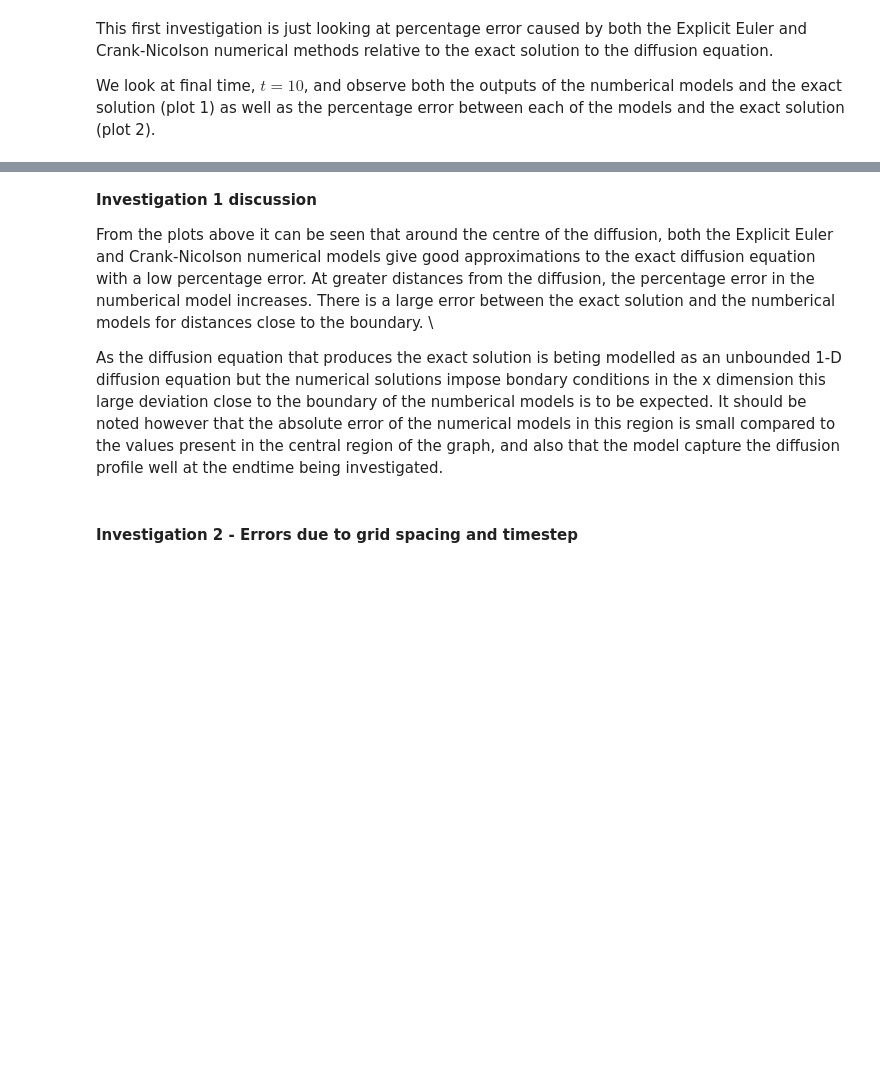
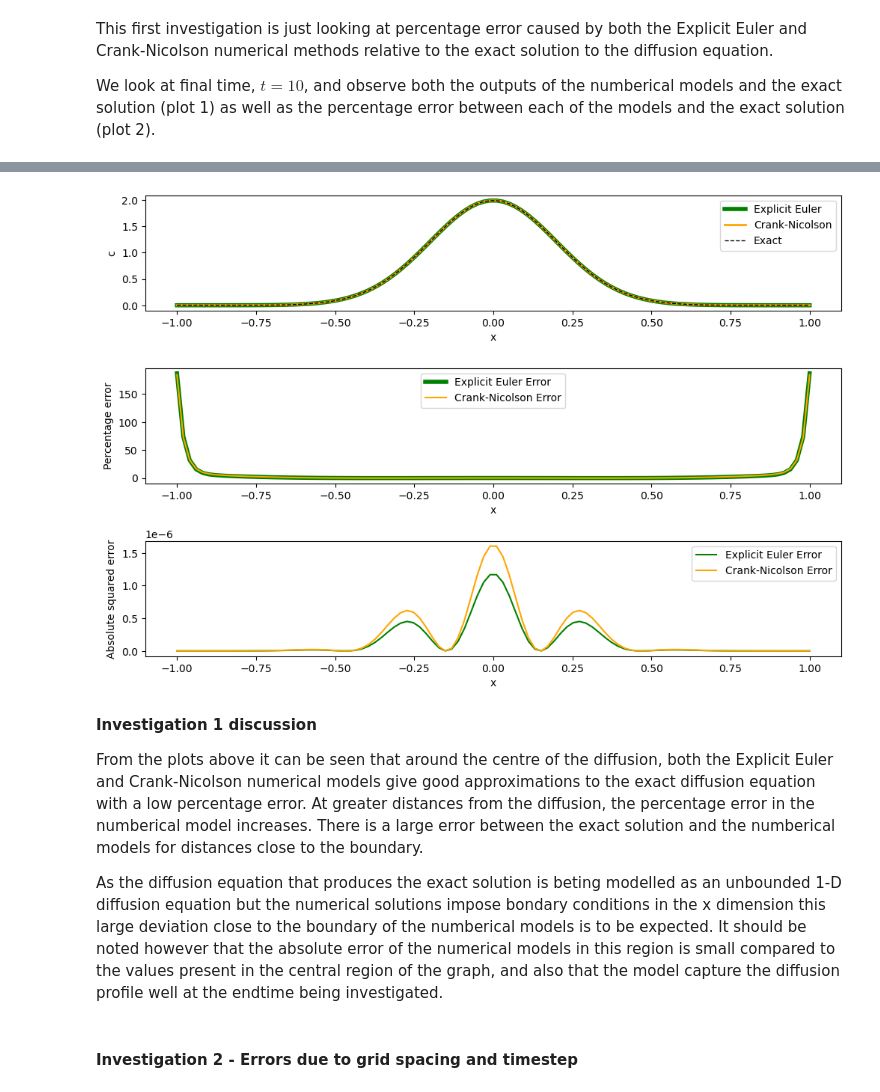
Before and after one commit to maxcharvey/QCES_LNM_projects, a Jupyter notebook: Project1_numerical_methods.ipynb, the cells around one changed output, grey strips where cells are left out. Drawn from its saved outputs; the diff is of its cells as text; code cells hidden in the pictures; blank space fills up the shorter version.

```diff
--- a/Project1_numerical_methods.ipynb
+++ b/Project1_numerical_methods.ipynb
@@ -262,23 +269,32 @@ c_CN = CN(x, t, kappa) # Crank-Nicolson
 c_exact = (1/(4*np.pi*kappa*(t_end+10)))**0.5*np.exp(-x**2/(4*kappa*(t_end+10)))
 
 
-fig, ax1 = plt.subplots(figsize=(12,8), nrows=2)
+fig, ax1 = plt.subplots(figsize=(12,8), nrows=3)
+fig.subplots_adjust(hspace=0.5)
 ax1=ax1.flatten()
 
-ax1[0].plot(x, c_exact, c='k', label='Exact')
-ax1[0].plot(x, c_EE[:,-1], c='green', label='Explicit Euler')
-ax1[0].plot(x, c_CN[:,-1], c='orange', label='Crank-Nicolson')
+
+ax1[0].plot(x, c_EE[:,-1], c='green', label='Explicit Euler', lw=4)
+ax1[0].plot(x, c_CN[:,-1], c='orange', label='Crank-Nicolson', lw=2)
+ax1[0].plot(x, c_exact, 'k--', label='Exact', lw=1)
 ax1[0].legend()
 
 ax1[0].set_xlabel('x')
 ax1[0].set_ylabel('c')
 
-ax1[1].plot(x, (c_EE[:,-1]-c_exact)/c_exact *100, c='green', label='Explicit Euler Error')
+ax1[1].plot(x, (c_EE[:,-1]-c_exact)/c_exact *100, c='green', label='Explicit Euler Error', lw=4)
 ax1[1].plot(x, (c_CN[:,-1]-c_exact)/c_exact *100, c='orange', label='Crank-Nicolson Error')
 ax1[1].legend()
 
 ax1[1].set_xlabel('x')
 ax1[1].set_ylabel('Percentage error')
 
+ax1[2].plot(x, (c_EE[:,-1]-c_exact)**2, c='green', label='Explicit Euler Error')
+ax1[2].plot(x, (c_CN[:,-1]-c_exact)**2, c='orange', label='Crank-Nicolson Error')
+ax1[2].set_xlabel('x')
+ax1[2].set_ylabel('Absolute squared error')
+ax1[2].legend()
+
 
 plt.show()
+# %% [output]
@@ -285,7 +303,8 @@ plt.show()
+[figure, added]
 # %% [markdown]
 **Investigation 1 discussion**
 
-From the plots above it can be seen that around the centre of the diffusion, both the Explicit Euler and Crank-Nicolson numerical models give good approximations to the exact diffusion equation with a low percentage error. At greater distances from the diffusion, the percentage error in the numberical model increases. There is a large error between the exact solution and the numberical models for distances close to the boundary. \\
+From the plots above it can be seen that around the centre of the diffusion, both the Explicit Euler and Crank-Nicolson numerical models give good approximations to the exact diffusion equation with a low percentage error. At greater distances from the diffusion, the percentage error in the numberical model increases. There is a large error between the exact solution and the numberical models for distances close to the boundary.
 
 As the diffusion equation that produces the exact solution is beting modelled as an unbounded 1-D diffusion equation but the numerical solutions impose bondary conditions in the x dimension this large deviation close to the boundary of the numberical models is to be expected. It should be noted however that the absolute error of the numerical models in this region is small compared to the values present in the central region of the graph, and also that the model capture the diffusion profile well at the endtime being investigated.
 # %% [markdown]
```
Also changed, not shown: parts of 8 cells of this notebook, 1 other file.
